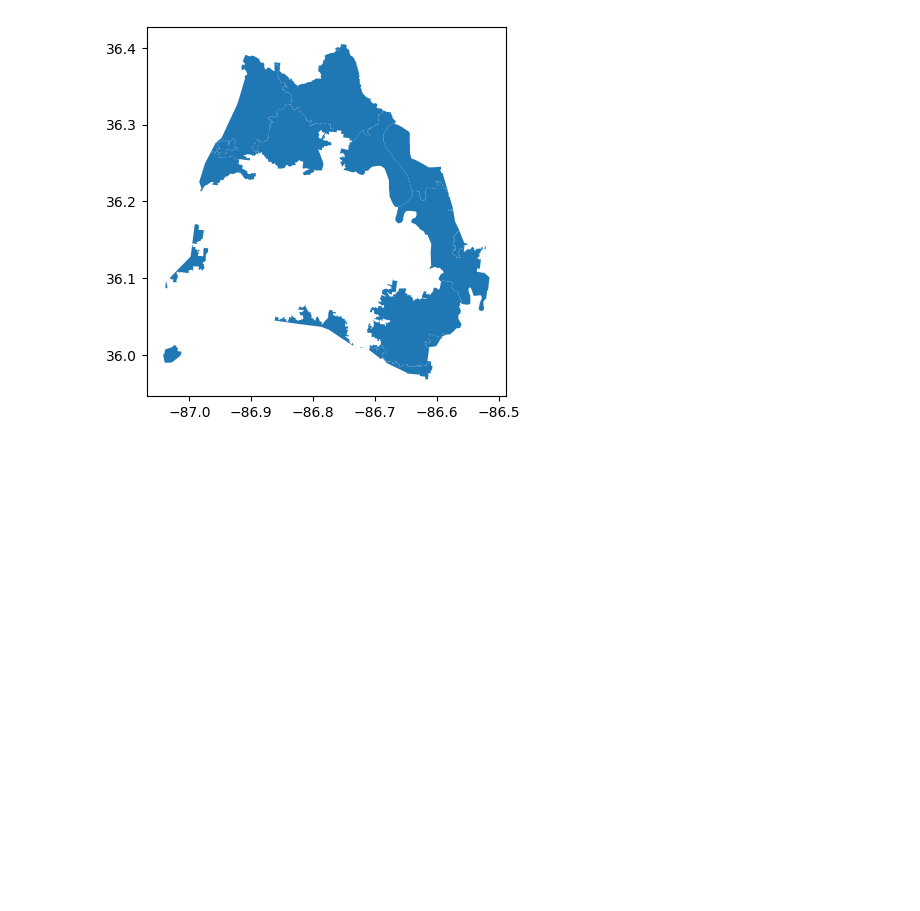
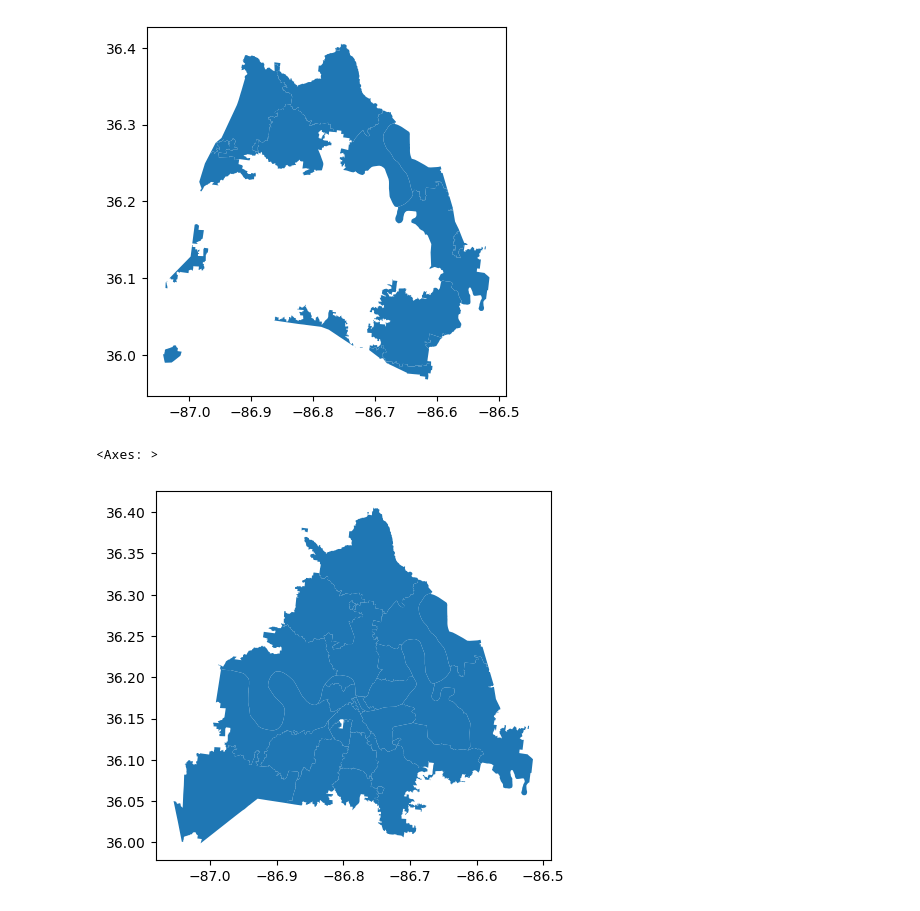
Before and after one commit to Luna-Agora/caps, a Jupyter notebook: notebooks/davidson_geo_folium.ipynb, the cells around one changed output. Saved outputs shown, nothing was run; the diff lists cells and outputs as text; code cells hidden in the pictures; blank space fills up the shorter version.

```diff
--- a/notebooks/davidson_geo_folium.ipynb
+++ b/notebooks/davidson_geo_folium.ipynb
@@ -85,3 +93,12 @@ nash_not.plot()
 # %% [output]
 <Axes: >
 [figure]
+# %%
+project = project.sort_values('zip')
+# %%
+project = project.reset_index(drop=True)
+# %%
+project.plot()
+# %% [output]
+<Axes: >
+[figure, added]
```
Also changed, not shown: parts of 3 cells of this notebook, 2 other files.
